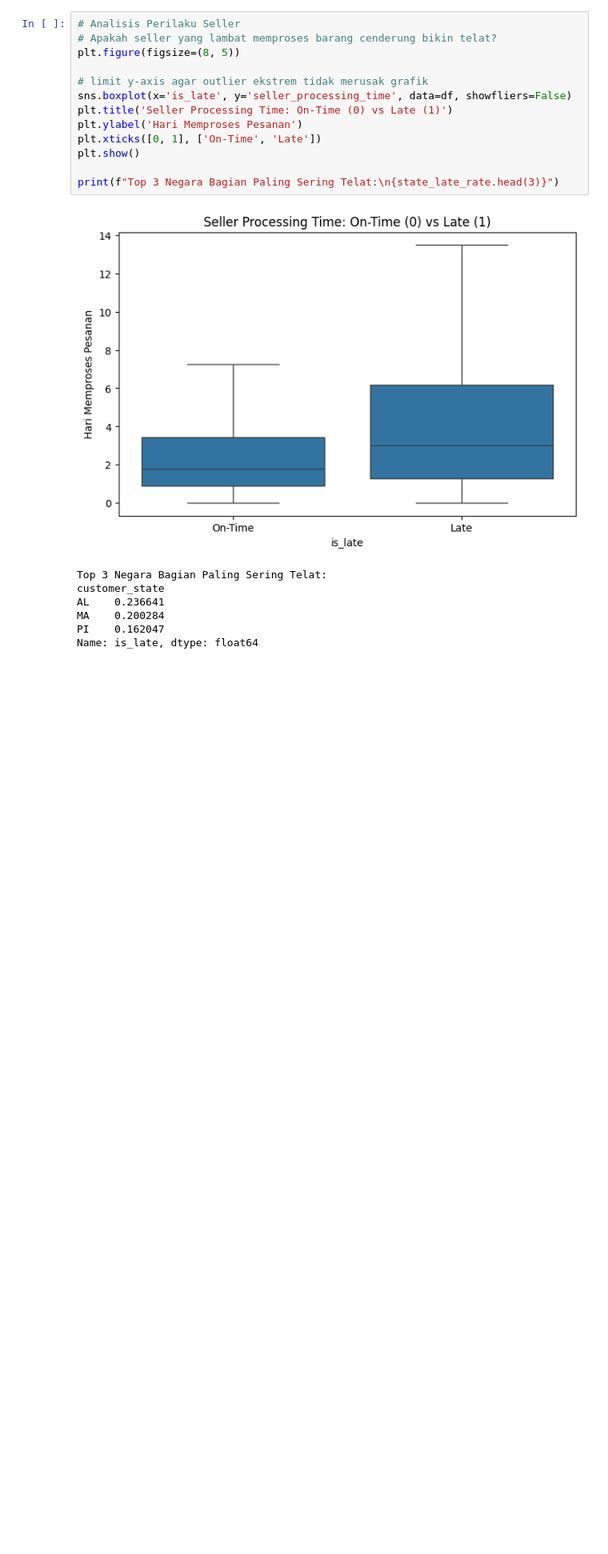
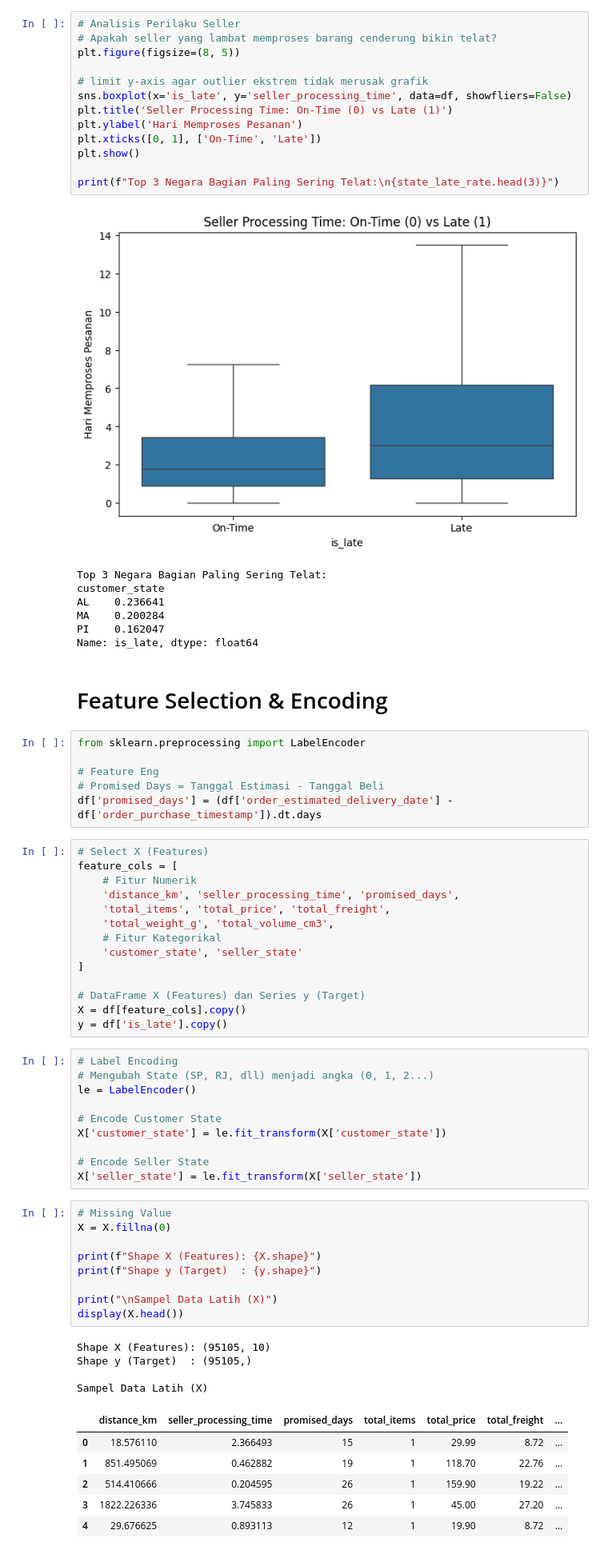
Before and after one commit to aurllyc/aurllyc-UAS-Data-Mining, a Jupyter notebook: UAS_Aurellia_Nur_Fitria_23_11_5894_311_23S1IF_BigData5_BIG_DATA_&_DATA_MINING.ipynb, the cells around one changed output. Shown at 80% size. Drawn from its saved outputs; the diff is of its cells as text; blank space fills up the shorter version.

Commit message:
update select features, pemodelan, Imbalence SMOTE

```diff
--- a/UAS_Aurellia_Nur_Fitria_23_11_5894_311_23S1IF_BigData5_BIG_DATA_&_DATA_MINING.ipynb
+++ b/UAS_Aurellia_Nur_Fitria_23_11_5894_311_23S1IF_BigData5_BIG_DATA_&_DATA_MINING.ipynb
@@ -620,3 +620,55 @@ AL    0.236641
 MA    0.200284
 PI    0.162047
 Name: is_late, dtype: float64
+# %% [markdown]
+# Feature Selection & Encoding
+# %%
+from sklearn.preprocessing import LabelEncoder
+
+# Feature Eng
+# Promised Days = Tanggal Estimasi - Tanggal Beli
+df['promised_days'] = (df['order_estimated_delivery_date'] - df['order_purchase_timestamp']).dt.days
+# %%
+# Select X (Features)
+feature_cols = [
+    # Fitur Numerik
+    'distance_km', 'seller_processing_time', 'promised_days',
+    'total_items', 'total_price', 'total_freight',
+    'total_weight_g', 'total_volume_cm3',
+    # Fitur Kategorikal
+    'customer_state', 'seller_state'
+]
+
+# DataFrame X (Features) dan Series y (Target)
+X = df[feature_cols].copy()
+y = df['is_late'].copy()
+# %%
+# Label Encoding
+# Mengubah State (SP, RJ, dll) menjadi angka (0, 1, 2...)
+le = LabelEncoder()
+
+# Encode Customer State
+X['customer_state'] = le.fit_transform(X['customer_state'])
+
+# Encode Seller State
+X['seller_state'] = le.fit_transform(X['seller_state'])
+# %%
+# Missing Value
+X = X.fillna(0)
+
+print(f"Shape X (Features): {X.shape}")
+print(f"Shape y (Target)  : {y.shape}")
+
+print("\nSampel Data Latih (X)")
+display(X.head())
+# %% [output]
+Shape X (Features): (95105, 10)
+Shape y (Target)  : (95105,)
+
+Sampel Data Latih (X)
+|  | distance_km | seller_processing_time | promised_days | total_items | total_price | total_freight | ... |
+| 0 | 18.576110 | 2.366493 | 15 | 1 | 29.99 | 8.72 | ... |
+| 1 | 851.495069 | 0.462882 | 19 | 1 | 118.70 | 22.76 | ... |
+| 2 | 514.410666 | 0.204595 | 26 | 1 | 159.90 | 19.22 | ... |
+| 3 | 1822.226336 | 3.745833 | 26 | 1 | 45.00 | 27.20 | ... |
+| 4 | 29.676625 | 0.893113 | 12 | 1 | 19.90 | 8.72 | ... |
```
Also changed, not shown: parts of 18 cells of this notebook.
